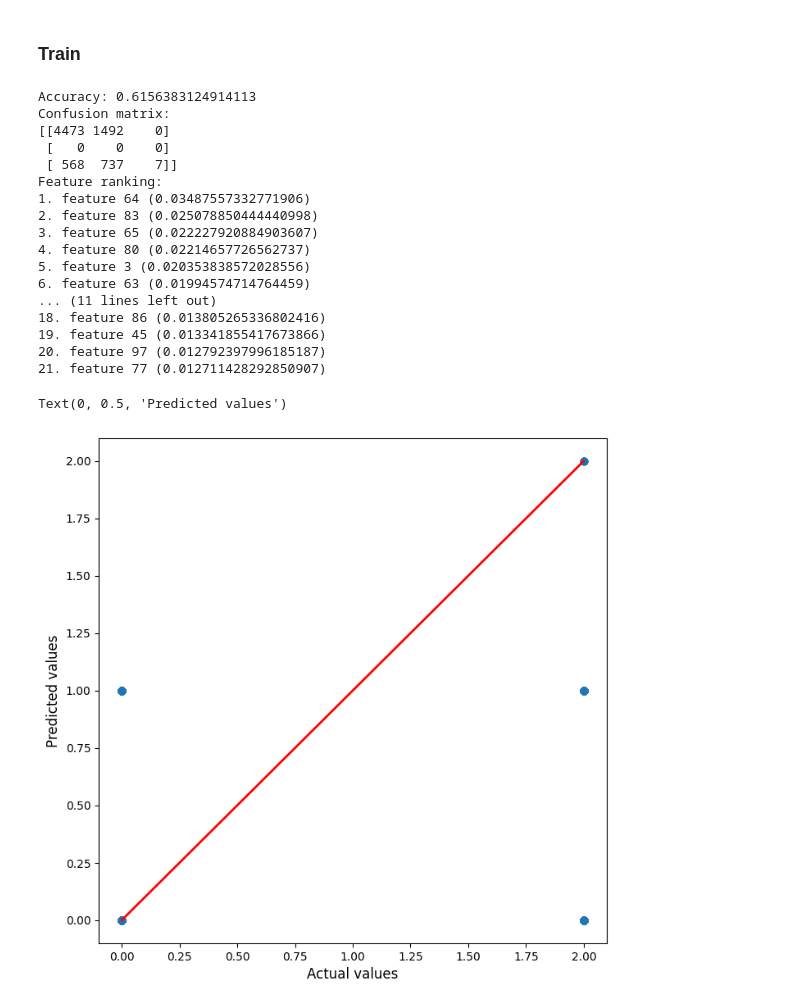
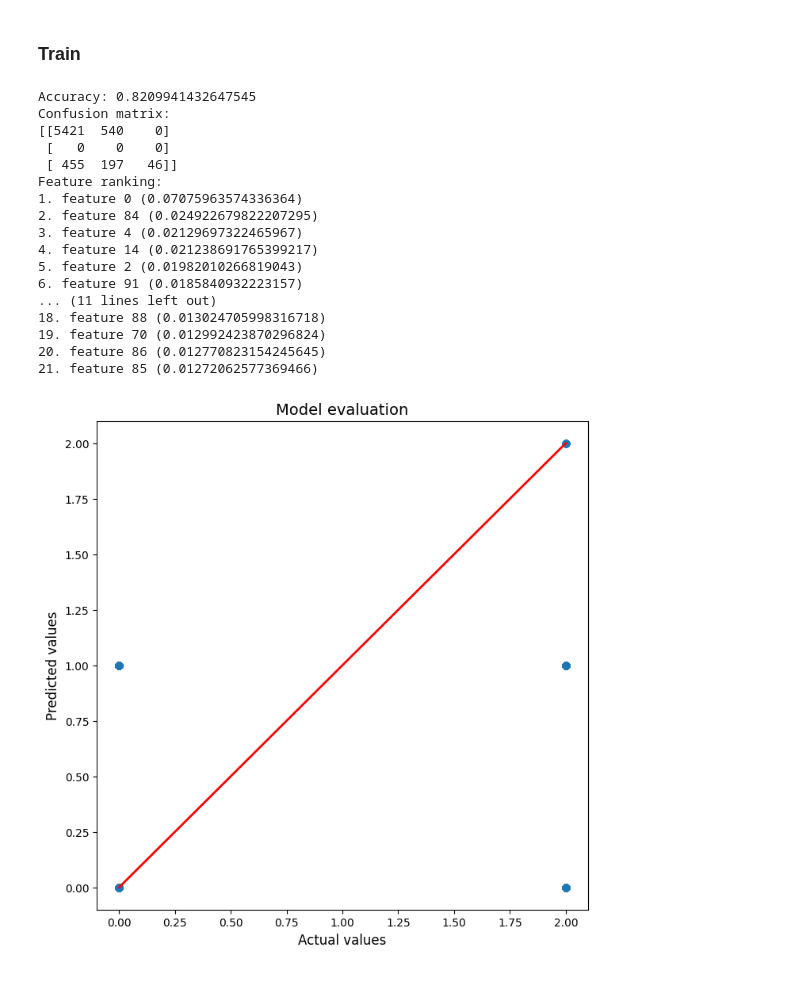
Before and after one commit to dilancroos/sl_predictors_xai, a Jupyter notebook: 03_02_ice_pdp.ipynb, the cells around one changed output. Cells and saved outputs as stored; diff of their text form; code cells hidden in the pictures.

```diff
--- a/03_02_ice_pdp.ipynb
+++ b/03_02_ice_pdp.ipynb
@@ -25,6 +25,6 @@ pd.set_option('display.max_columns', None)
 # %% [markdown]
 ### Load (Processed) Data
 # %%
-df = main(one_hot=False, string_issue=True)
+df = main(retained=True, string_issue=True)
 # %% [output]
 Elapsed time to compute age categorisation: 0 minutes and 0 seconds
@@ -85,35 +85,37 @@ for f in range(X.shape[1]):
         break
     print(f"{f+1}. feature {indices[f]} ({importances[indices[f]]})")
 # %% [output]
-Accuracy: 0.6156383124914113
+Accuracy: 0.8209941432647545
 Confusion matrix:
-[[4473 1492    0]
+[[5421  540    0]
  [   0    0    0]
- [ 568  737    7]]
+ [ 455  197   46]]
 Feature ranking:
-1. feature 64 (0.03487557332771906)
-2. feature 83 (0.025078850444440998)
-3. feature 65 (0.022227920884903607)
-4. feature 80 (0.02214657726562737)
-5. feature 3 (0.020353838572028556)
-6. feature 63 (0.01994574714764459)
+1. feature 0 (0.07075963574336364)
+2. feature 84 (0.024922679822207295)
+3. feature 4 (0.02129697322465967)
+4. feature 14 (0.021238691765399217)
+5. feature 2 (0.01982010266819043)
+6. feature 91 (0.0185840932223157)
 ... (11 lines left out)
-18. feature 86 (0.013805265336802416)
-19. feature 45 (0.013341855417673866)
-20. feature 97 (0.012792397996185187)
-21. feature 77 (0.012711428292850907)
+18. feature 88 (0.013024705998316718)
+19. feature 70 (0.012992423870296824)
+20. feature 86 (0.012770823154245645)
+21. feature 85 (0.01272062577369466)
 # %%
 # Model evaluation
 fig, ax = plt.subplots(nrows=1, ncols=1, figsize=(8,8))
 
 plt.scatter(y_test, y_pred)
 plt.plot([0, 2], [0, 2], color='r', linestyle='-', linewidth=2)
 
 plt.xlabel('Actual values', size=12)
 plt.ylabel('Predicted values', size=12)
+plt.title('Model evaluation', size=14)
+plt.savefig('outputs/03_02_ice_pdp/model_evaluation.png')
+plt.show()
 # %% [output]
-Text(0, 0.5, 'Predicted values')
-[figure, old version]
+[figure, new version]
 # %%
 pdp_lines = partial_dependence(
     rf,
```
Also changed, not shown: parts of 9 cells of this notebook, 6 other files.
